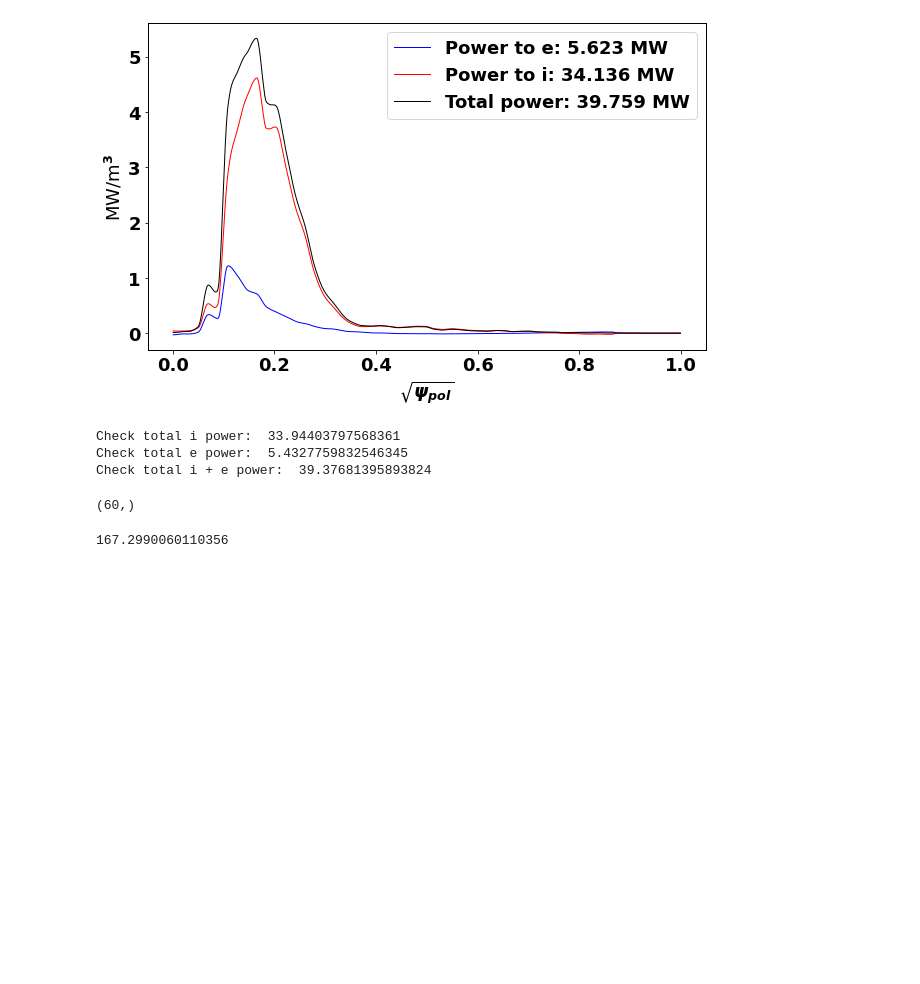
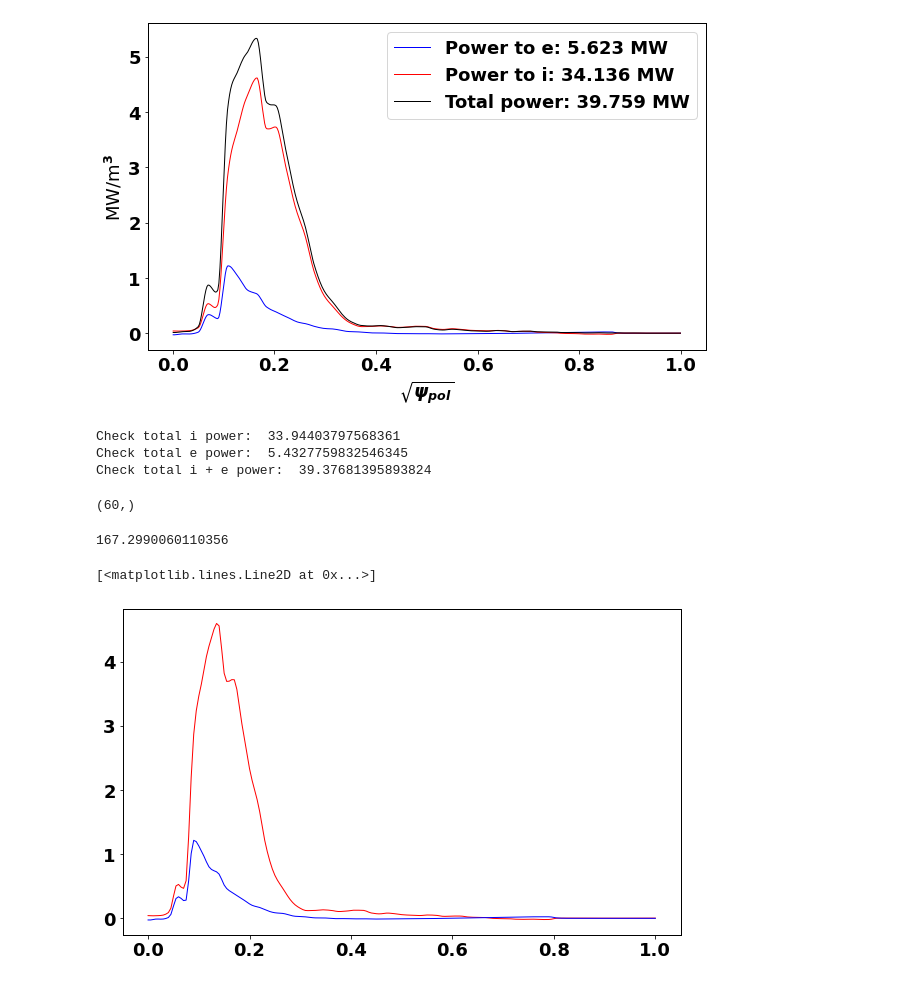
Before and after one commit to vandelij/MANTA_toric, a Jupyter notebook: process_toric_cql.ipynb, the cells around one changed output. Drawn from its saved outputs; the diff is of its cells as text; code cells hidden in the pictures; blank space fills up the shorter version.

Commit message:
added save option in Haleys rho_tor grid size

```diff
--- a/process_toric_cql.ipynb
+++ b/process_toric_cql.ipynb
@@ -411,6 +411,17 @@ savemat[:, 1] = ion_power_array_tor
 savemat[:, 2] = electron_power_array_tor
 
 np.savetxt('Rf_heating_tor.txt', savemat)
+# %%
+# Save as toroidal flux on Haley's grid
+rho_tor_hal = np.linspace(0,1,201)
+ion_power_array_tor_hal = convert(sqrt_pol, sqrt_tor, ion_power_array)(rho_tor_hal)
+electron_power_array_tor_hal = convert(sqrt_pol, sqrt_tor, electron_power_array)(rho_tor_hal)
+savemat = np.zeros((rho_tor_hal.shape[0], 3))
+savemat[:, 0] = rho_tor_hal
+savemat[:, 1] = ion_power_array_tor_hal
+savemat[:, 2] = electron_power_array_tor_hal
+
+np.savetxt('Rf_heating_tor_haleygrid.txt', savemat)
 # %%
 sqrt_tor = map_pol_to_tor(sqrt_pol)
 ion_power_array_tor = convert(sqrt_pol, sqrt_tor, ion_power_array)(rya)
@@ -432,3 +443,10 @@ np.trapz(dvol*(1/100)**3)
 # %% [output]
 (60,)
 167.2990060110356
+# %%
+plt.figure(figsize=(10,6))
+plt.plot(rho_tor_hal, ion_power_array_tor_hal, color='red')
+plt.plot(rho_tor_hal, electron_power_array_tor_hal, color='blue')
+# %% [output]
+[<matplotlib.lines.Line2D at 0x...>]
+[figure, added]
```
Also changed, not shown: 1 other file.
